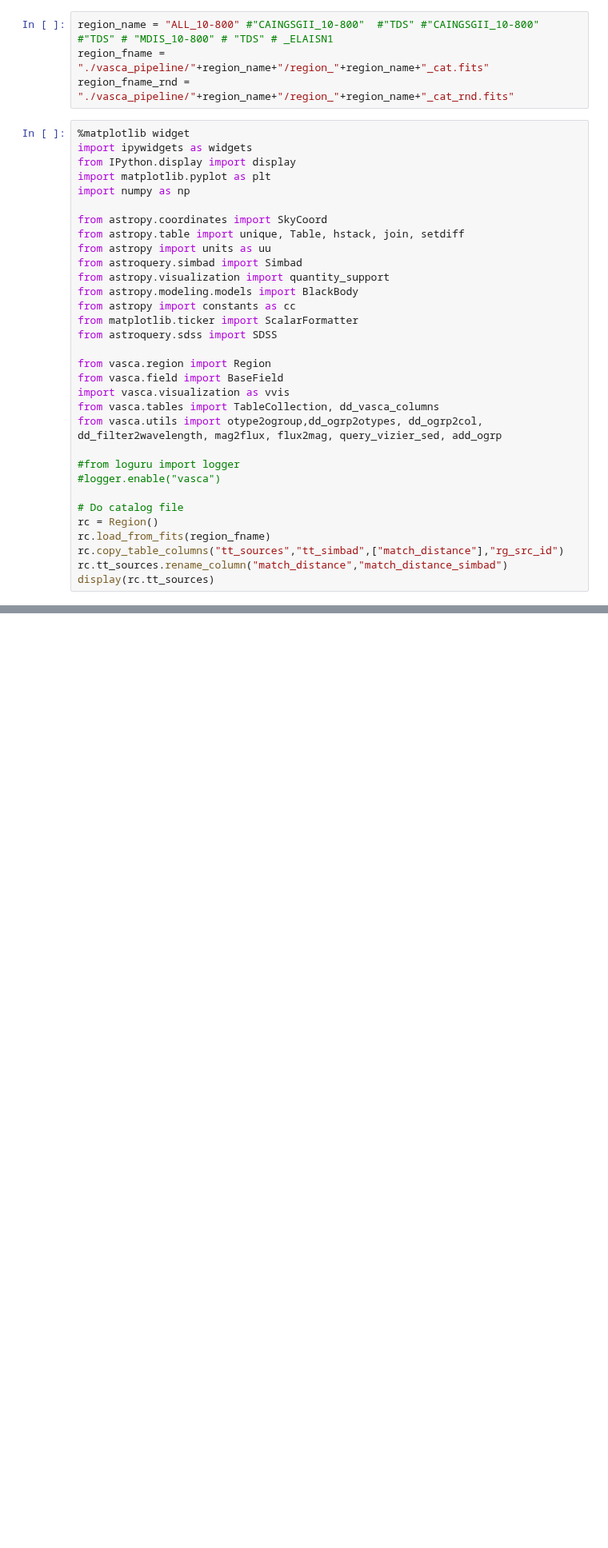
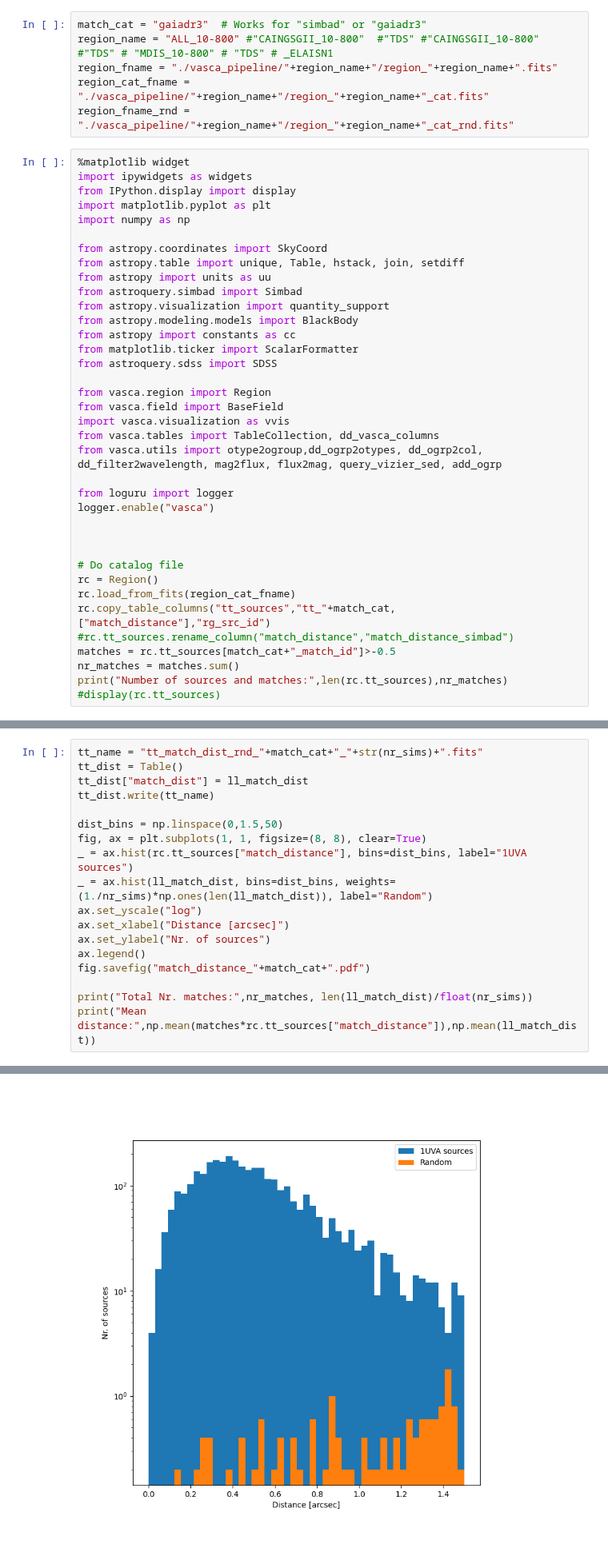
Before and after one commit to rbuehler/vasca, a Jupyter notebook: vasca/examples/inspect_match_distance.ipynb, the cells around one changed output, grey strips where cells are left out. Shown at 80% size. Drawn from its saved outputs; the diff is of its cells as text; blank space fills up the shorter version.

Commit message:
Angular distance to matches
Former-commit-id: 35f8ed443fb42f41f81127576b0be2add570b815

```diff
--- a/vasca/examples/inspect_match_distance.ipynb
+++ b/vasca/examples/inspect_match_distance.ipynb
@@ -1,6 +4,8 @@
 # %%
+match_cat = "gaiadr3"  # Works for "simbad" or "gaiadr3"
 region_name = "ALL_10-800" #"CAINGSGII_10-800"  #"TDS" #"CAINGSGII_10-800"  #"TDS" # "MDIS_10-800" # "TDS" # _ELAISN1
-region_fname = "./vasca_pipeline/"+region_name+"/region_"+region_name+"_cat.fits"
+region_fname = "./vasca_pipeline/"+region_name+"/region_"+region_name+".fits"
+region_cat_fname = "./vasca_pipeline/"+region_name+"/region_"+region_name+"_cat.fits"
 region_fname_rnd = "./vasca_pipeline/"+region_name+"/region_"+region_name+"_cat_rnd.fits"
 # %%
 %matplotlib widget
@@ -25,13 +30,18 @@ import vasca.visualization as vvis
 from vasca.tables import TableCollection, dd_vasca_columns
 from vasca.utils import otype2ogroup,dd_ogrp2otypes, dd_ogrp2col, dd_filter2wavelength, mag2flux, flux2mag, query_vizier_sed, add_ogrp
 
-#from loguru import logger
-#logger.enable("vasca")
+from loguru import logger
+logger.enable("vasca")
+
+
 
 # Do catalog file
 rc = Region()
-rc.load_from_fits(region_fname)
-rc.copy_table_columns("tt_sources","tt_simbad",["match_distance"],"rg_src_id")
-rc.tt_sources.rename_column("match_distance","match_distance_simbad")
-display(rc.tt_sources)
+rc.load_from_fits(region_cat_fname)
+rc.copy_table_columns("tt_sources","tt_"+match_cat,["match_distance"],"rg_src_id")
+#rc.tt_sources.rename_column("match_distance","match_distance_simbad")
+matches = rc.tt_sources[match_cat+"_match_id"]>-0.5
+nr_matches = matches.sum()
+print("Number of sources and matches:",len(rc.tt_sources),nr_matches)
+#display(rc.tt_sources)
 # %% [output]
@@ -73,0 +105,19 @@ rc_rnd.tt_sources["ra"]=(rc_rnd.tt_sources["ra"]+ra_random.to(uu.deg)(np.cos(rc_
+# %%
+tt_name = "tt_match_dist_rnd_"+match_cat+"_"+str(nr_sims)+".fits"
+tt_dist = Table()
+tt_dist["match_dist"] = ll_match_dist
+tt_dist.write(tt_name)
+
+dist_bins = np.linspace(0,1.5,50)
+fig, ax = plt.subplots(1, 1, figsize=(8, 8), clear=True)
+_ = ax.hist(rc.tt_sources["match_distance"], bins=dist_bins, label="1UVA sources")
+_ = ax.hist(ll_match_dist, bins=dist_bins, weights=(1./nr_sims)*np.ones(len(ll_match_dist)), label="Random")
+ax.set_yscale("log")
+ax.set_xlabel("Distance [arcsec]")
+ax.set_ylabel("Nr. of sources")
+ax.legend()
+fig.savefig("match_distance_"+match_cat+".pdf")
+
+print("Total Nr. matches:",nr_matches, len(ll_match_dist)/float(nr_sims))
+print("Mean distance:",np.mean(matches*rc.tt_sources["match_distance"]),np.mean(ll_match_dist))
+# %% [output]
@@ -73,0 +126 @@ rc_rnd.tt_sources["ra"]=(rc_rnd.tt_sources["ra"]+ra_random.to(uu.deg)(np.cos(rc_
+[figure, new version]
```
Also changed, not shown: parts of 5 cells of this notebook.
